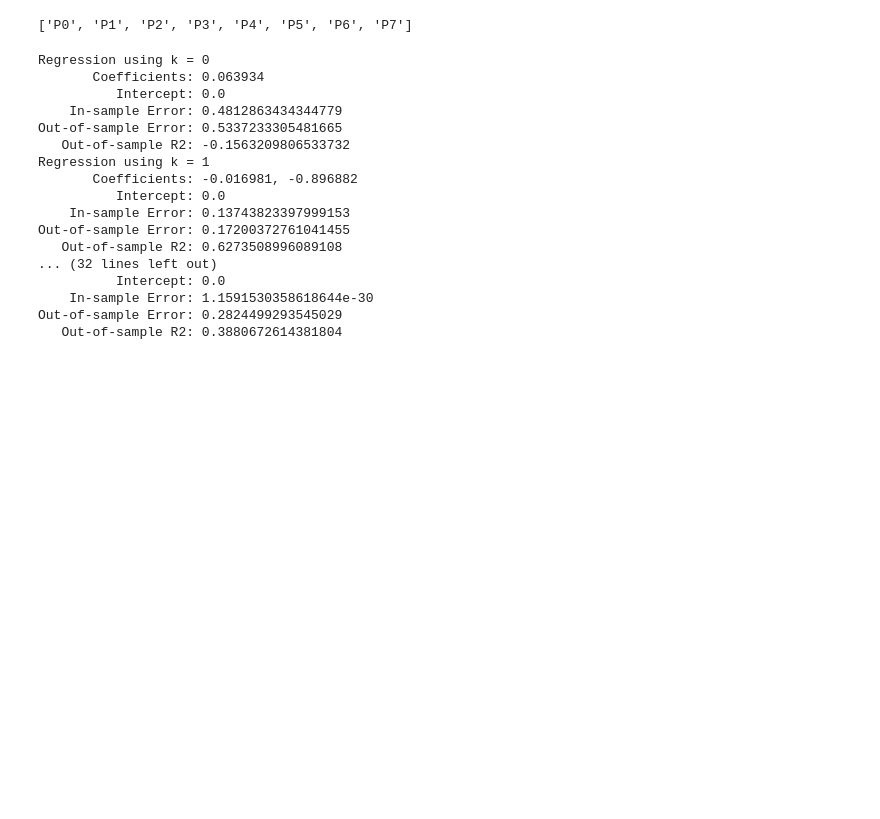
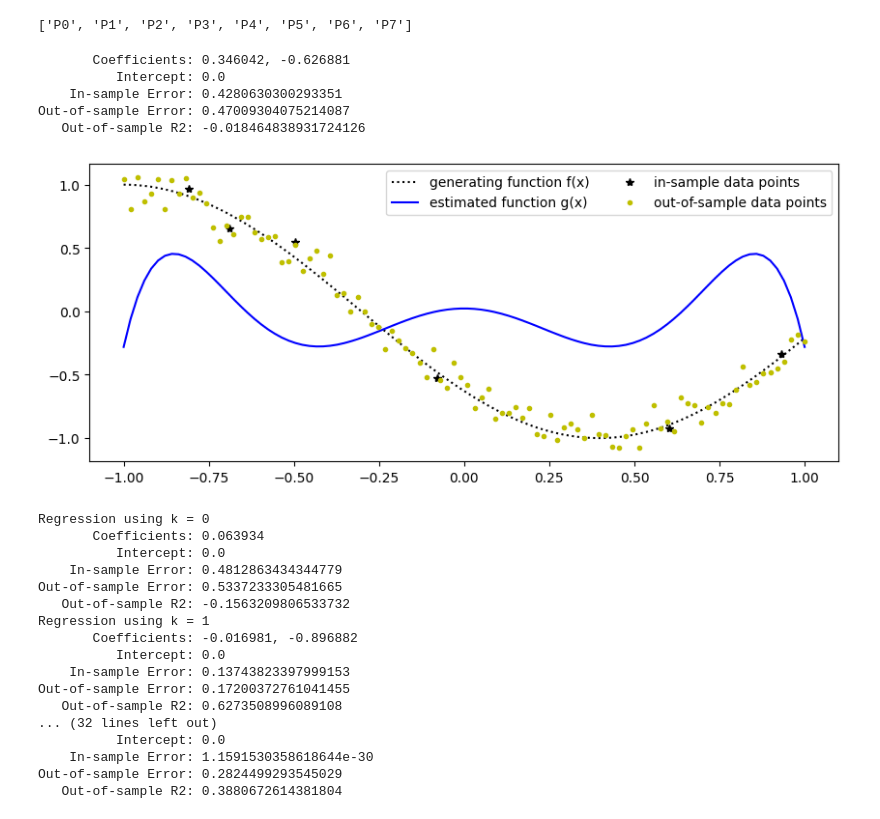
Before and after one commit to dannylam2502/CMPE257, a Jupyter notebook: W6S1.ipynb, the cells around one changed output. Drawn from its saved outputs; the diff is of its cells as text; code cells hidden in the pictures; blank space fills up the shorter version.

```diff
--- a/W6S1.ipynb
+++ b/W6S1.ipynb
@@ -181,6 +181,19 @@ display(data)
 print(f'{ptags}')
 # %% [output]
 ['P0', 'P1', 'P2', 'P3', 'P4', 'P5', 'P6', 'P7']
+# %%
+qpredictor_list = []
+q_results = []
+qpredictor_list.append('L2')
+qpredictor_list.append('L6')
+qtemp_model = do_regression(data, qpredictor_list, verbose=True, plot=True)
+# %% [output]
+       Coefficients: 0.346042, -0.626881
+          Intercept: 0.0
+    In-sample Error: 0.4280630300293351
+Out-of-sample Error: 0.47009304075214087
+   Out-of-sample R2: -0.018464838931724126
+[figure, added]
 # %%
 # Exercise #1: perform eight linear regressions with predictors of increasing polynomial complexity
 # {P0(x)}, {P0(x),P1(x)}, {P0(x),P1(x),P2(x)}, ... {P0(x),P1(x), ... P7(x)} and generate plots for the
```
Also changed, not shown: parts of 2 cells of this notebook, 1 other file.
